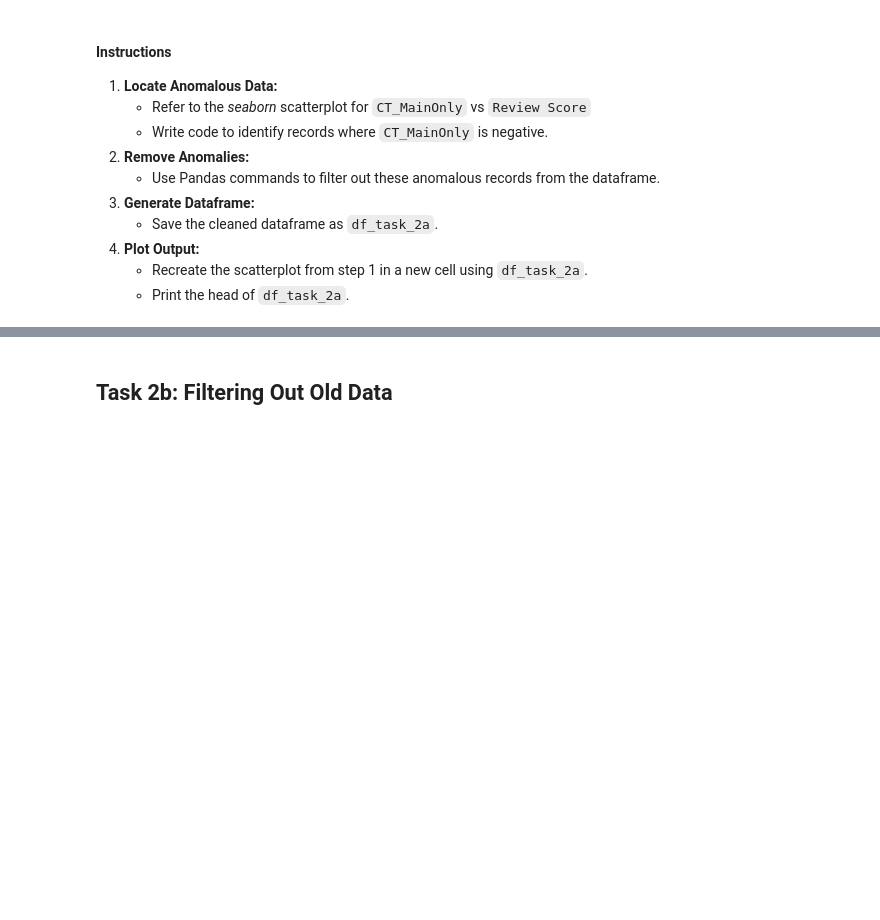
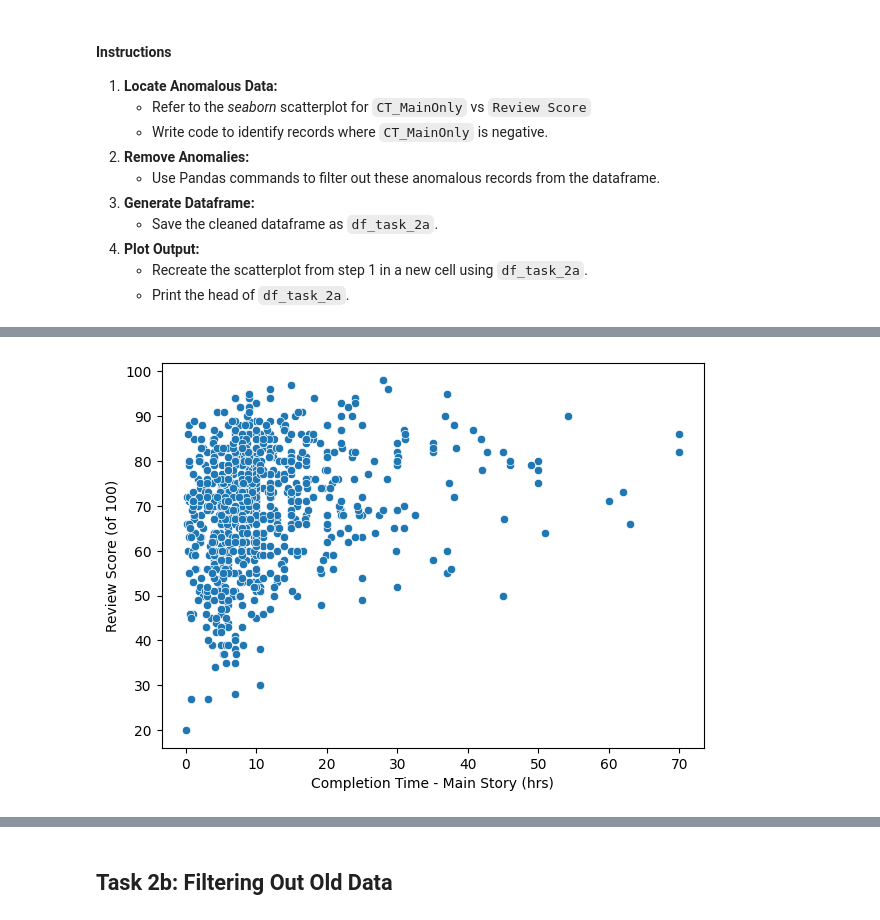
Before and after one commit to visdesignlab/persist_examples, a Jupyter notebook: Study Data II - Video Games/PANDAS_video_games_tasks.ipynb, the cells around one changed output, grey strips where cells are left out. Drawn from its saved outputs; the diff is of its cells as text; code cells hidden in the pictures; blank space fills up the shorter version.

```diff
--- a/Study Data II - Video Games/PANDAS_video_games_tasks.ipynb
+++ b/Study Data II - Video Games/PANDAS_video_games_tasks.ipynb
@@ -101,5 +117,13 @@ It looks like our dataset header went wrong when reading the file and some colum
 3. **Show Output:**
     - Print the head of `df_task_1b` to confirm the updated column names.
 # %%
-df_task_1b = df_task_1a
+df_task_1b = (
+    df_task_1a
+    .rename(columns = {
+        'Handheld?': 'Handheld',
+        'Licensed?': 'Licensed',
+        'Multiplatform?': 'Multiplatform',
+        'Online?': 'Online'
+    })
+)
 df_task_1b.head()
@@ -119,3 +150,5 @@ There is a data type issue in `Max Players` column of our dataframe. The column
     - Assign the modified dataframe to a variable `df_task_1c`.
 5. **Show Output:**
     - Display the dtypes of `df_task_1c` to verify the data type correction.
+# %%
+df_task_1b['Max Players'] = df_task_1b['Max Players'].astype('category')
@@ -122,3 +175,7 @@ There is a data type issue in `Max Players` column of our dataframe. The column
+# %%
+df_task_1b['Max Players'] = np.where(df_task_1b['Max Players'] == '1P', '1', df_task_1b['Max Players'])
+df_task_1b['Max Players'] = np.where(df_task_1b['Max Players'] == '2P', '2', df_task_1b['Max Players'])
+df_task_1b['Max Players'] = np.where(df_task_1b['Max Players'] == '4P', '4', df_task_1b['Max Players'])
 # %%
-df_task_1c = df_task_1b
+df_task_1c = df_task_1b.copy()
 df_task_1c.head()
@@ -161,0 +228,17 @@ plt.show()
+# %%
+df_task_2a = df_task_2a[df_task_2a['CT_MainOnly'] >= 0]
+
+#### Scatterplot Code Start
+
+plt.figure(figsize=(7, 5))
+sns.scatterplot(data=df_task_2a, x='CT_MainOnly', y='Review Score')
+
+plt.xlabel('Completion Time - Main Story (hrs)')
+plt.ylabel('Review Score (of 100)')
+
+# Display the plot
+plt.show()
+
+#### Scatterplot Code End
+# %% [output]
+[figure, added]
```
Also changed, not shown: parts of 16 cells of this notebook, 3 other files.
